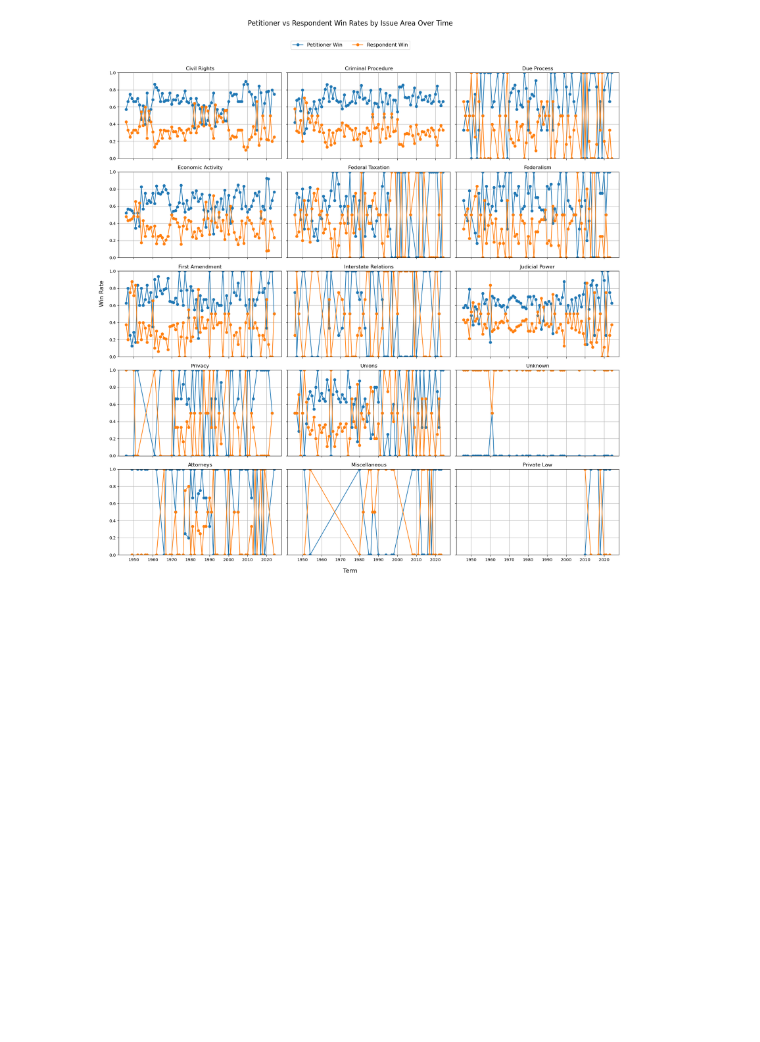
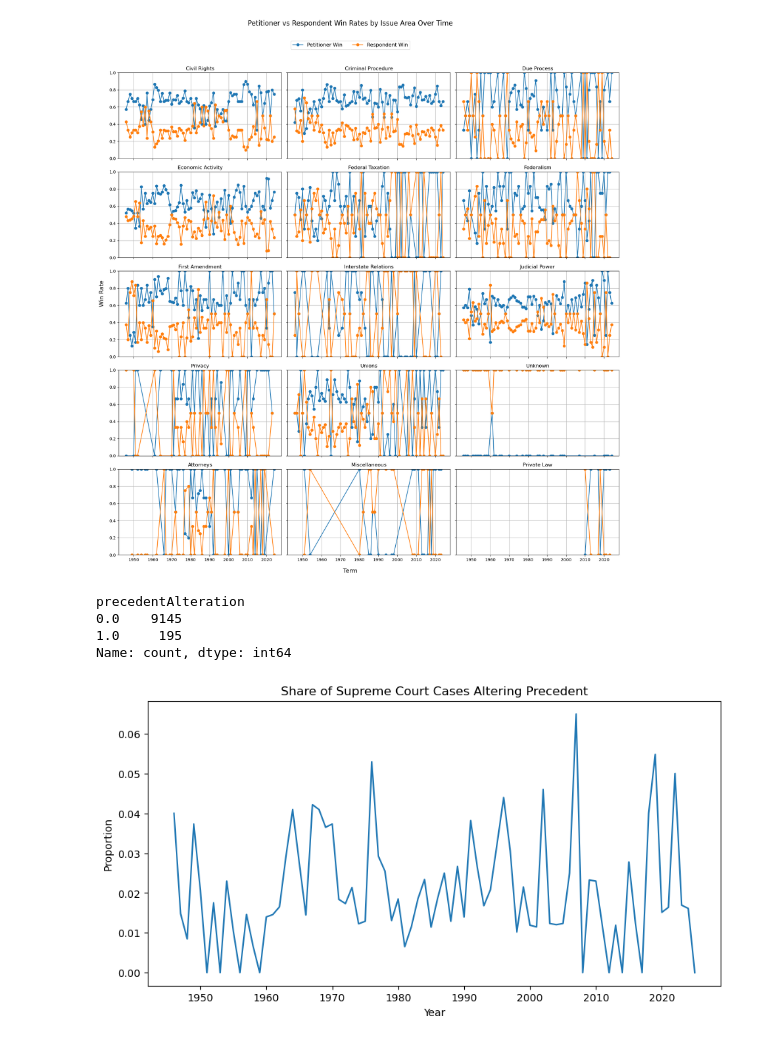
Before and after one commit to zs-zhuang/Supreme-Court-Case-Analytics, a Jupyter notebook: notebooks/case_decision_trend.ipynb, the cells around one changed output. Drawn from its saved outputs; the diff is of its cells as text; code cells hidden in the pictures; blank space fills up the shorter version.

Commit message:
new analysis: add precedent alteration rate by year and by IssueArea (2026-06-15 19:33:58)

```diff
--- a/notebooks/case_decision_trend.ipynb
+++ b/notebooks/case_decision_trend.ipynb
@@ -744,3 +745,37 @@ plt.savefig("../results/party_win_by_area_trends_over_time.jpg", dpi=300)
 plt.show()
 # %% [output]
 [figure]
+# %%
+# How often does the Court alter precedent over time?
+
+df = c_citations.copy()
+
+df["dateDecision"] = pd.to_datetime(df["dateDecision"])
+df["year"] = df["dateDecision"].dt.year
+
+# Check coding first
+print(df["precedentAlteration"].value_counts().sort_index())
+
+
+# 0 = no precedent alteration, 1 = precendent altered
+df["altered_precedent"] = (df["precedentAlteration"] != 0).astype(int)
+
+yearly = (
+    df.groupby("year")["altered_precedent"]
+      .mean()
+      .reset_index()
+)
+
+plt.figure(figsize=(10,5))
+plt.plot(yearly["year"], yearly["altered_precedent"])
+plt.title("Share of Supreme Court Cases Altering Precedent")
+plt.xlabel("Year")
+plt.ylabel("Proportion")
+plt.savefig('../results/frequency_alter_precedent.jpg', format='jpg', dpi=300)
+plt.show()
+# %% [output]
+precedentAlteration
+0.0    9145
+1.0     195
+Name: count, dtype: int64
+[figure, added]
```
Also changed, not shown: parts of 5 cells of this notebook, 3 other files.
